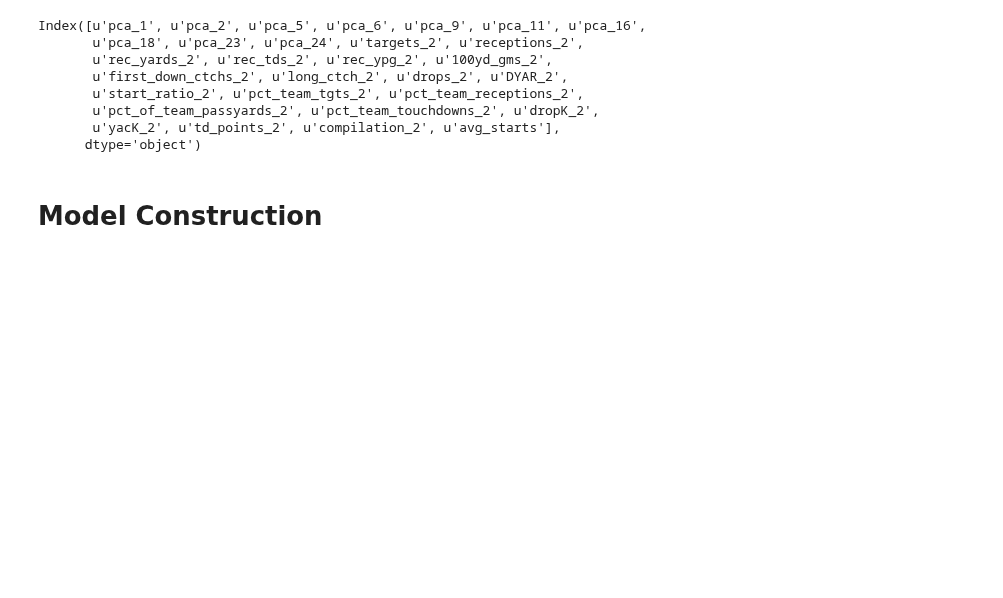
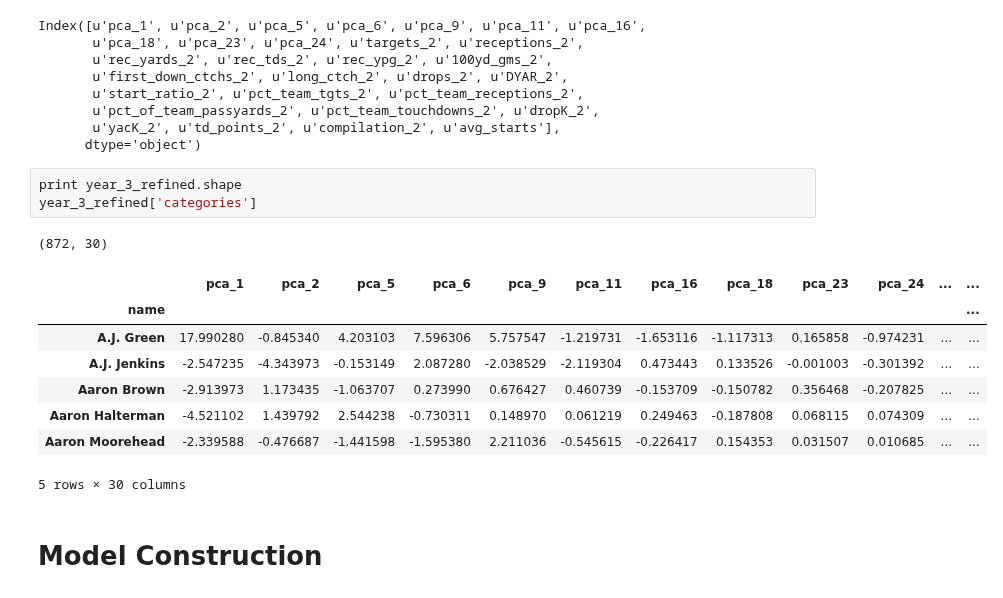
Before and after one commit to oneilltp18/GABBERT, a Jupyter notebook: wide_receivers/final_model_validationset.ipynb, the cells around one changed output. Cells and saved outputs as stored; diff of their text form; blank space fills up the shorter version.

Commit message:
adding new refined training set with no dropout wide recievers in it

```diff
--- a/wide_receivers/final_model_validationset.ipynb
+++ b/wide_receivers/final_model_validationset.ipynb
@@ -345,6 +345,19 @@ Index([u'pca_1', u'pca_2', u'pca_5', u'pca_6', u'pca_9', u'pca_11', u'pca_16',
        u'pct_of_team_passyards_2', u'pct_team_touchdowns_2', u'dropK_2',
        u'yacK_2', u'td_points_2', u'compilation_2', u'avg_starts'],
       dtype='object')
+# %%
+print year_3_refined.shape
+year_3_refined['categories']
+# %% [output]
+(872, 30)
+|  | pca_1 | pca_2 | pca_5 | pca_6 | pca_9 | pca_11 | pca_16 | pca_18 | pca_23 | pca_24 | ... | ... |
+| name |  |  |  |  |  |  |  |  |  |  |  | ... |
+| A.J. Green | 17.990280 | -0.845340 | 4.203103 | 7.596306 | 5.757547 | -1.219731 | -1.653116 | -1.117313 | 0.165858 | -0.974231 | ... | ... |
+| A.J. Jenkins | -2.547235 | -4.343973 | -0.153149 | 2.087280 | -2.038529 | -2.119304 | 0.473443 | 0.133526 | -0.001003 | -0.301392 | ... | ... |
+| Aaron Brown | -2.913973 | 1.173435 | -1.063707 | 0.273990 | 0.676427 | 0.460739 | -0.153709 | -0.150782 | 0.356468 | -0.207825 | ... | ... |
+| Aaron Halterman | -4.521102 | 1.439792 | 2.544238 | -0.730311 | 0.148970 | 0.061219 | 0.249463 | -0.187808 | 0.068115 | 0.074309 | ... | ... |
+| Aaron Moorehead | -2.339588 | -0.476687 | -1.441598 | -1.595380 | 2.211036 | -0.545615 | -0.226417 | 0.154353 | 0.031507 | 0.010685 | ... | ... |
+5 rows × 30 columns
 # %% [markdown]
 # Model Construction
 # %% [markdown]
```
Also changed, not shown: 3 other files.
